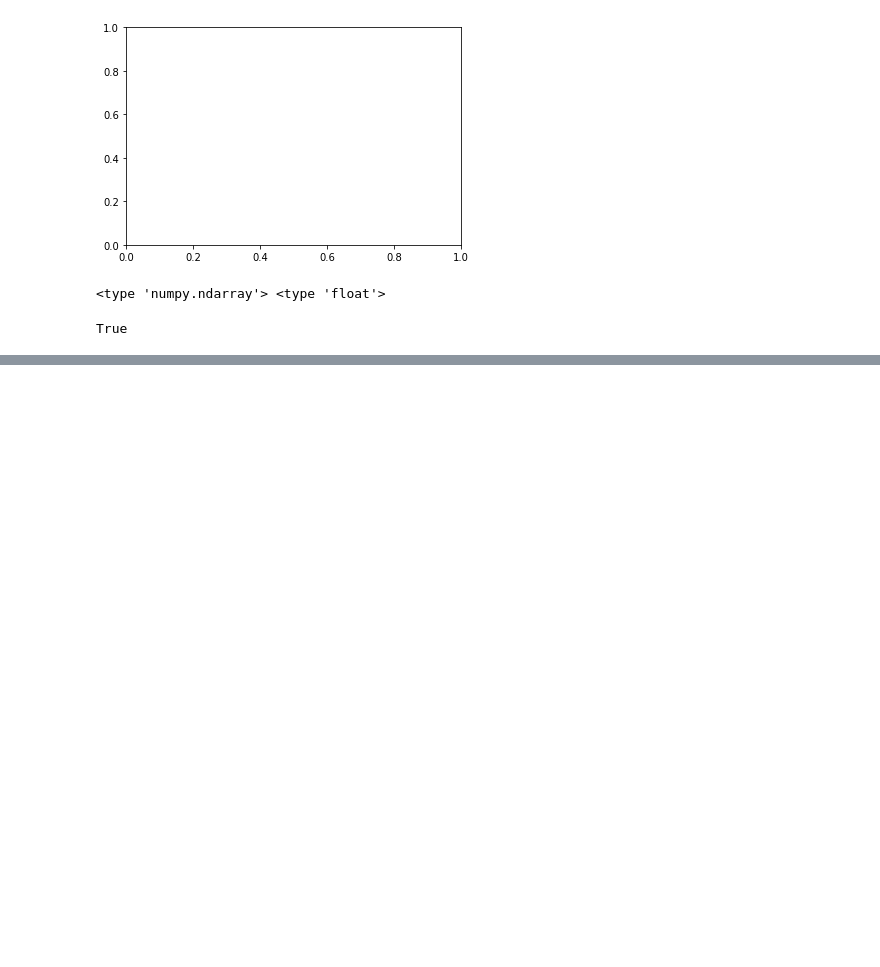
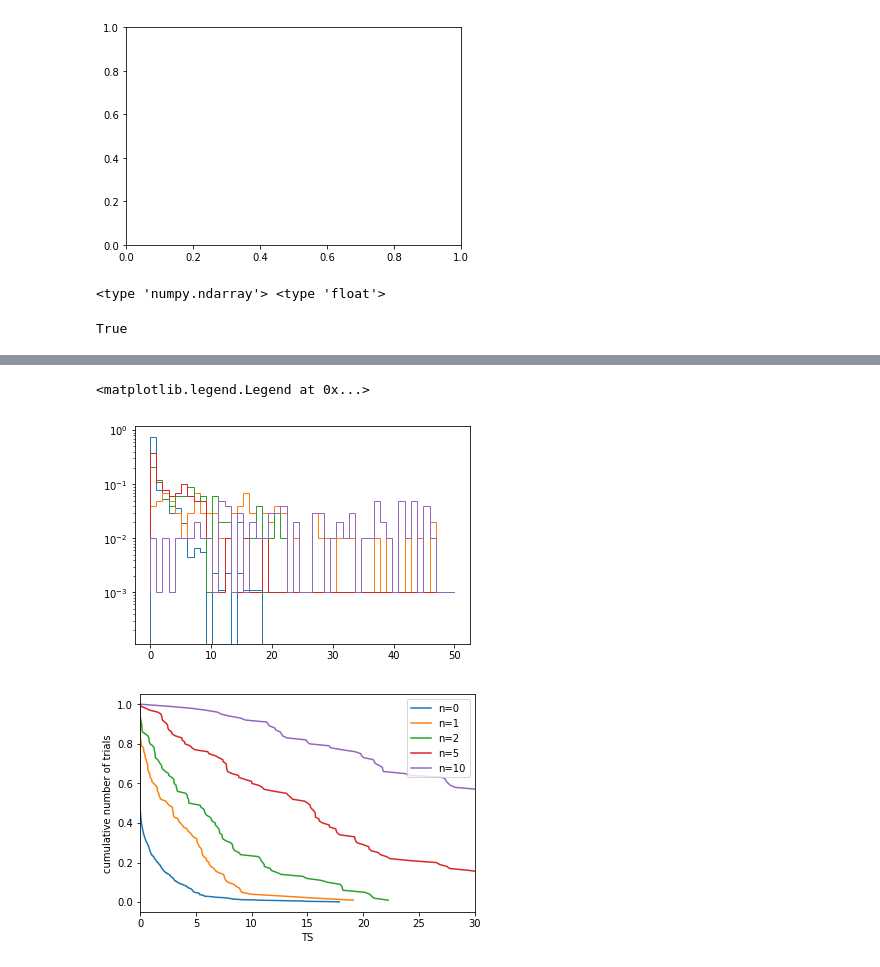
Before and after one commit to afrancko/ZTFNeutrinoLike, a Jupyter notebook: Test.ipynb, the cells around one changed output, grey strips where cells are left out. Cells and saved outputs as stored; diff of their text form; code cells hidden in the pictures; blank space fills up the shorter version.

```diff
--- a/Test.ipynb
+++ b/Test.ipynb
@@ -218,0 +221,41 @@ plt.plot(X2, F2)
+# %%
+
+f0 = np.load("output/test_llh_0_2.10_0.npy")
+f5 = np.load("output/test_llh_5_2.10_0.npy")
+f2 = np.load("output/test_llh_2_2.10_0.npy")
+f1 = np.load("output/test_llh_1_2.10_0.npy")
+f10 = np.load("output/test_llh_10_2.10_0.npy")
+
+
+plt.figure()
+h = plt.hist(f0,bins=np.linspace(0,50,50),
+             weights=np.ones_like(f0)/float(len(f0)),histtype='step', label='n=0', log=True)
+h = plt.hist(f5,bins=np.linspace(0,50,50),
+             weights=np.ones_like(f5)/float(len(f5)),histtype='step', label='n=5', log=True)
+h = plt.hist(f2,bins=np.linspace(0,50,50),
+             weights=np.ones_like(f2)/float(len(f2)),histtype='step', label='n=2', log=True)
+h = plt.hist(f1,bins=np.linspace(0,50,50),
+             weights=np.ones_like(f1)/float(len(f1)),histtype='step', label='n=1', log=True)
+h = plt.hist(f10,bins=np.linspace(0,50,50),
+             weights=np.ones_like(f10)/float(len(f10)),histtype='step', label='n=10', log=True)
+
+
+plt.figure()
+
+farray = [f0,f1,f2,f5,f10]
+l = ['n=0','n=1','n=2','n=5','n=10']
+
+for i in range(len(farray)):
+
+    X = np.sort(farray[i])
+    F = np.ones(len(farray[i])) - np.array(range(len(farray[i]))) / float(len(farray[i]))
+    plt.plot(X, F, label=l[i])
+
+plt.xlabel('TS')
+plt.ylabel('cumulative number of trials')
+plt.xlim(0,30)
+plt.legend()
+# %% [output]
+<matplotlib.legend.Legend at 0x...>
+[figure, added]
+[figure, added]
```
Also changed, not shown: parts of 3 cells of this notebook, 1 other file.
